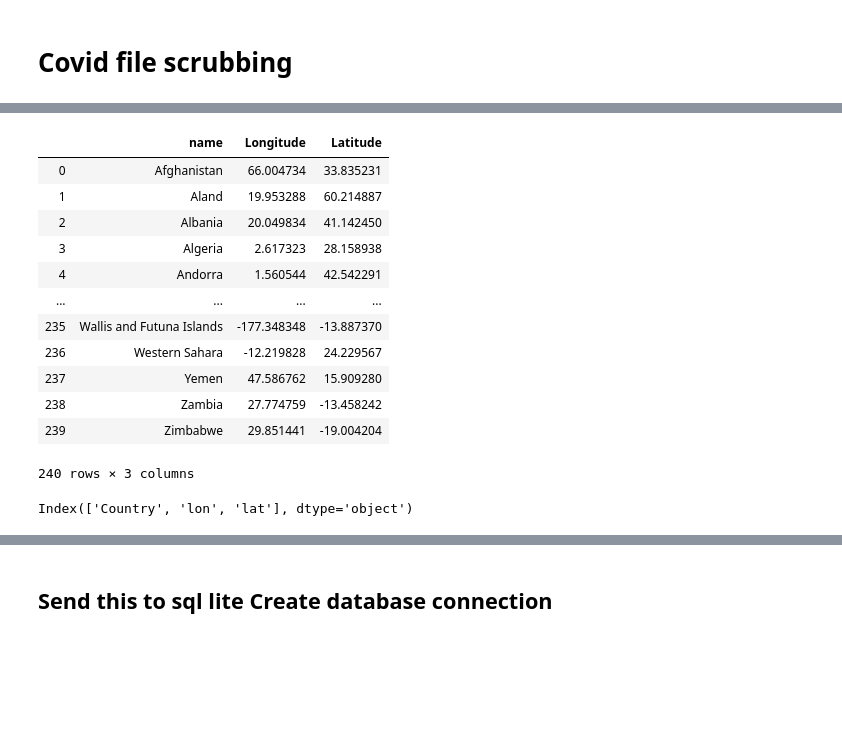
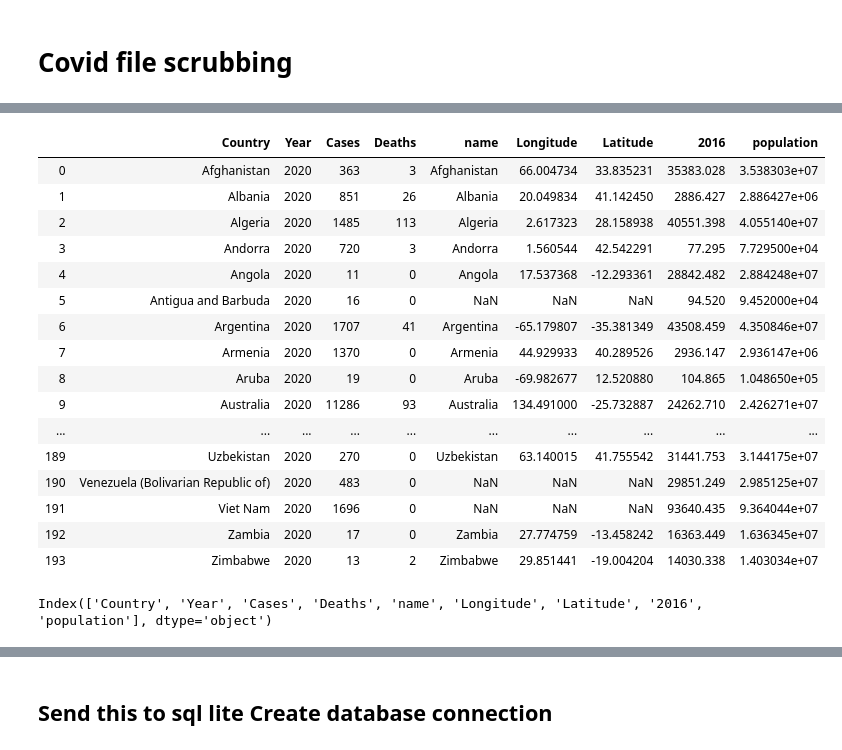
Before and after one commit to magcox5/Project2-Pandemic, a Jupyter notebook: Covid19_scrubbing .ipynb, the cells around one changed output, grey strips where cells are left out. Saved outputs shown, nothing was run; the diff lists cells and outputs as text; code cells hidden in the pictures; blank space fills up the shorter version.

```diff
--- a/Covid19_scrubbing .ipynb
+++ b/Covid19_scrubbing .ipynb
@@ -33,0 +116,6 @@ covid19_data_1 = covid19_data_1
+# %%
+# Merge longitude and latitude data by country
+# Get name, Longitude, and Latitude from centroid_data
+centroid_data_1 = centroid_data[['name', 'Longitude', 'Latitude']]
+centroid_data_2 = centroid_data_1['name'].replace(['United States'], 'United States of America')
+centroid_data_2
@@ -33,0 +140,4 @@ covid19_data_1 = covid19_data_1
+# %%
+# Merge centroid lon, lat
+covid19_2 = pd.merge(covid19_data_1 , centroid_data_1, left_on='Country', right_on='name', how = 'left')
+covid19_2
@@ -33,0 +162,4 @@ covid19_data_1 = covid19_data_1
+# %%
+# Get subset of pop_data, Country, 2014, 2015, 2016
+pop_data_1 = pop_data[['Country', '2016']]
+pop_data_1
@@ -33,0 +184,5 @@ covid19_data_1 = covid19_data_1
+# %%
+# Merge Population Data
+# Merge centroid lon, lat
+covid19_3 = pd.merge(covid19_2, pop_data_1, on='Country', how = 'left')
+covid19_3
@@ -34,26 +207,25 @@ covid19_data_1 = covid19_data_1
+# %%
+covid19_3['population'] = covid19_3['2016'] * 1000
+covid19_3
+# %% [output]
+|  | Country | Year | Cases | Deaths | name | Longitude | Latitude | 2016 | population |
+| 0 | Afghanistan | 2020 | 363 | 3 | Afghanistan | 66.004734 | 33.835231 | 35383.028 | 3.538303e+07 |
+| 1 | Albania | 2020 | 851 | 26 | Albania | 20.049834 | 41.142450 | 2886.427 | 2.886427e+06 |
+| 2 | Algeria | 2020 | 1485 | 113 | Algeria | 2.617323 | 28.158938 | 40551.398 | 4.055140e+07 |
+| 3 | Andorra | 2020 | 720 | 3 | Andorra | 1.560544 | 42.542291 | 77.295 | 7.729500e+04 |
+| 4 | Angola | 2020 | 11 | 0 | Angola | 17.537368 | -12.293361 | 28842.482 | 2.884248e+07 |
+| 5 | Antigua and Barbuda | 2020 | 16 | 0 | NaN | NaN | NaN | 94.520 | 9.452000e+04 |
+| 6 | Argentina | 2020 | 1707 | 41 | Argentina | -65.179807 | -35.381349 | 43508.459 | 4.350846e+07 |
+| 7 | Armenia | 2020 | 1370 | 0 | Armenia | 44.929933 | 40.289526 | 2936.147 | 2.936147e+06 |
+| 8 | Aruba | 2020 | 19 | 0 | Aruba | -69.982677 | 12.520880 | 104.865 | 1.048650e+05 |
+| 9 | Australia | 2020 | 11286 | 93 | Australia | 134.491000 | -25.732887 | 24262.710 | 2.426271e+07 |
+| ... | ... | ... | ... | ... | ... | ... | ... | ... | ... |
+| 189 | Uzbekistan | 2020 | 270 | 0 | Uzbekistan | 63.140015 | 41.755542 | 31441.753 | 3.144175e+07 |
+| 190 | Venezuela (Bolivarian Republic of) | 2020 | 483 | 0 | NaN | NaN | NaN | 29851.249 | 2.985125e+07 |
+| 191 | Viet Nam | 2020 | 1696 | 0 | NaN | NaN | NaN | 93640.435 | 9.364044e+07 |
+| 192 | Zambia | 2020 | 17 | 0 | Zambia | 27.774759 | -13.458242 | 16363.449 | 1.636345e+07 |
+| 193 | Zimbabwe | 2020 | 13 | 2 | Zimbabwe | 29.851441 | -19.004204 | 14030.338 | 1.403034e+07 |
 # %%
-covid19_data_1.columns
+covid19_3.columns
+# %% [output]
+Index(['Country', 'Year', 'Cases', 'Deaths', 'name', 'Longitude', 'Latitude', '2016', 'population'], dtype='object')
-# %%
-# File to Load (Remember to Change These)
-country_centroid_to_load = "Data/unused/clean_country_centroids_az8.csv"
-
-# Read School and Student Data File and store into Pandas Data Frames
-#swineflu_data = pd.read_csv(swineflu_data_to_load, encoding=”ISO-8859–1”)
-country_centroid = pd.read_csv(country_centroid_to_load, encoding="ISO-8859-1")
-
-
-country_centroid
-# %% [output]
-|  | name | Longitude | Latitude |
-| 0 | Afghanistan | 66.004734 | 33.835231 |
-| 1 | Aland | 19.953288 | 60.214887 |
-| 2 | Albania | 20.049834 | 41.142450 |
-| 3 | Algeria | 2.617323 | 28.158938 |
-| 4 | Andorra | 1.560544 | 42.542291 |
-| ... | ... | ... | ... |
-| 235 | Wallis and Futuna Islands | -177.348348 | -13.887370 |
-| 236 | Western Sahara | -12.219828 | 24.229567 |
-| 237 | Yemen | 47.586762 | 15.909280 |
-| 238 | Zambia | 27.774759 | -13.458242 |
-| 239 | Zimbabwe | 29.851441 | -19.004204 |
-240 rows × 3 columns
@@ -62,4 +231,0 @@ clean_country = country_centroid[["name","Longitude","Latitude"]].rename (column
-# %%
-clean_country.columns
-# %% [output]
-Index(['Country', 'lon', 'lat'], dtype='object')
```
Also changed, not shown: parts of 32 cells of this notebook, 4 other files.
